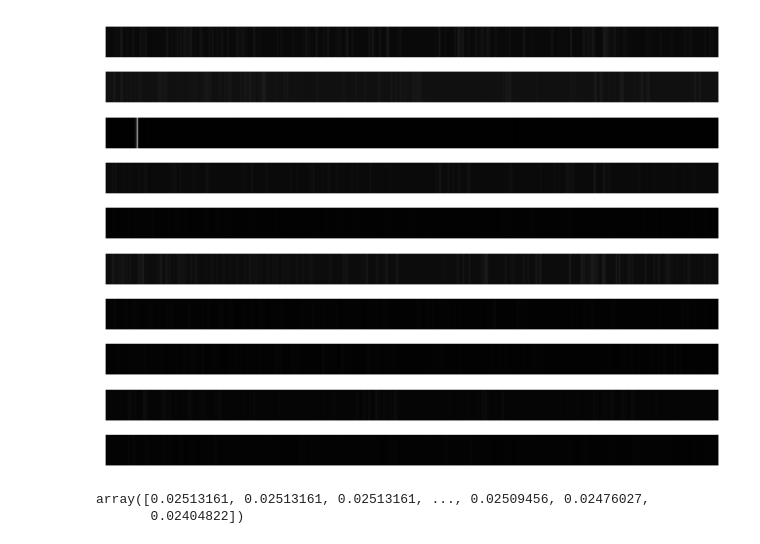
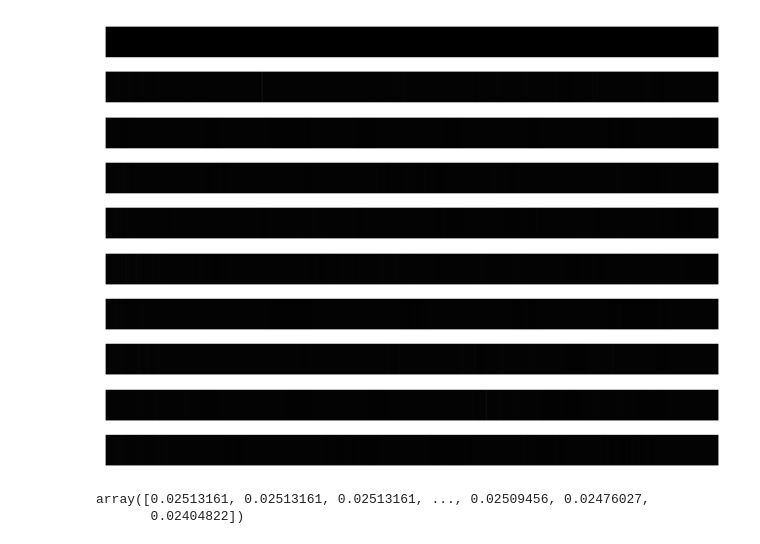
Before and after one commit to moore-andrew05/imaging_tools, a Jupyter notebook: LIVE_BACTERIAL_IMAGING/REP2_figs.ipynb, the cells around one changed output. Saved outputs shown, nothing was run; the diff lists cells and outputs as text; code cells hidden in the pictures.

```diff
--- a/LIVE_BACTERIAL_IMAGING/REP1.ipynb
+++ b/LIVE_BACTERIAL_IMAGING/REP2_figs.ipynb
@@ -1,7 +1,7 @@
 # %%
 from KeemPlot import *
 # %%
-path = "/Volumes/BIG_DATA/04_DATA/04_LIVE_BACTERIAL_IMAGING_ANALYSIS/bactoquant/REP1/"
+path = "/Volumes/BIG_DATA/04_DATA/04_LIVE_BACTERIAL_IMAGING_ANALYSIS/bactoquant/REP2/"
 # %%
 dir1 = KeemPlot(path + "JUB66_RFP/", 65535, 0, 3500)
 dir2 = KeemPlot(path + "JUB66_RFP_IN_CEMBIO/", 65535, 0, 3500)
@@ -17,7 +17,7 @@ dir2.plot_barcodes(dir2.barcodes, "./REP1_IMAGES/JUB66_RFP_IN_CEMBIO.svg")
 # %%
-dir3.plot_barcodes(dir3.barcodes, "./REP1_IMAGES/MK_JUB66_RFP_IN_JUB66.svg")
+dir3.plot_barcodes(dir3.barcodes, "./REP2_PLOTS/MK_JUB66_RFP_IN_JUB66.svg")
 # %% [output]
-[figure, old version]
+[figure, new version]
 # %%
 # %% [output]
 array([0.02513161, 0.02513161, 0.02513161, ..., 0.02509456, 0.02476027,
```
Also changed, not shown: parts of 2 cells of this notebook, 12 other files.
